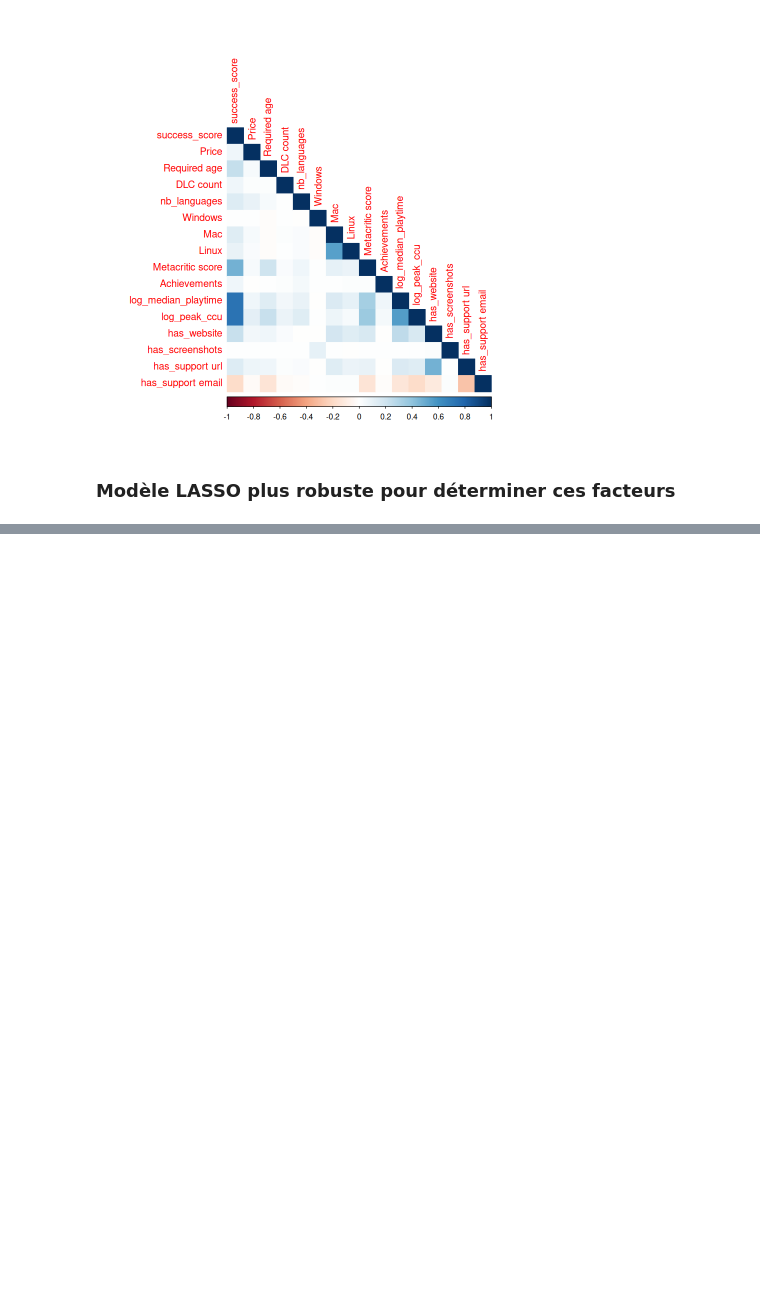
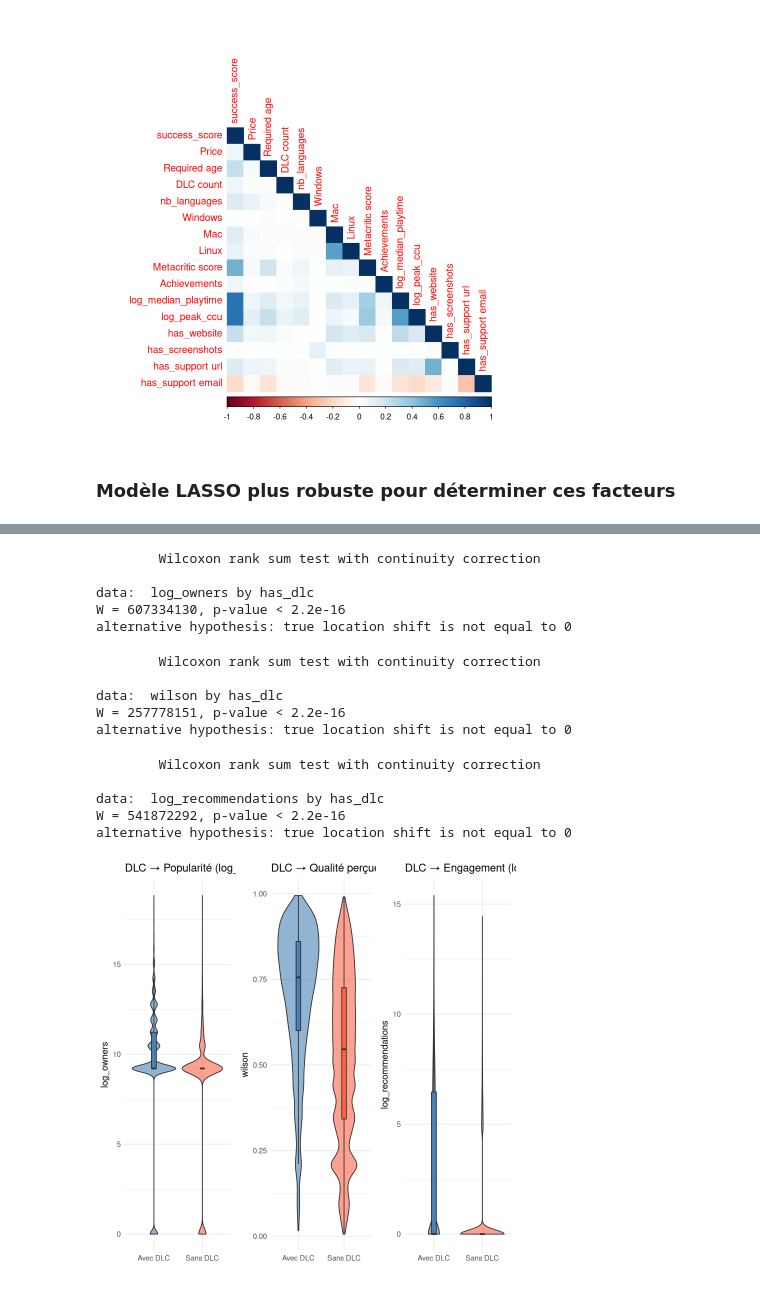
Before and after one commit to Thethomasbutnottheleast/Steam-Analyse, a Jupyter notebook: succes_commercial.ipynb, the cells around one changed output, grey strips where cells are left out. Cells and saved outputs as stored; diff of their text form; code cells hidden in the pictures; blank space fills up the shorter version.

```diff
--- a/succes_commercial.ipynb
+++ b/succes_commercial.ipynb
@@ -248,0 +285,60 @@ ERROR: Error in h(simpleError(msg, call)): erreur d'ï¿½valuation de l'argumen
+# %%
+df_analysis <- df_clean %>%
+  mutate(
+    has_dlc = `DLC count` > 0,
+    price_group = case_when(
+      Price == 0 ~ "Gratuit",
+      Price < 5  ~ "< 5e",
+      Price < 15 ~ "5-15e",
+      Price < 30 ~ "15-30e",
+      TRUE       ~ "> 30e"
+    ) %>% factor(levels = c("Gratuit", "< 5e", "5-15e", "15-30e", "> 30e"))
+  )
+
+plot_binary_vs_success <- function(data, binary_var, success_var,
+                                    label_true, label_false, title) {
+  data %>%
+    filter(!is.na(.data[[success_var]]), !is.na(.data[[binary_var]])) %>%
+    mutate(group = ifelse(.data[[binary_var]], label_true, label_false)) %>%
+    ggplot(aes(x = group, y = .data[[success_var]], fill = group)) +
+    geom_violin(alpha = 0.6) +
+    geom_boxplot(width = 0.1, outlier.shape = NA) +
+    scale_fill_manual(values = c("steelblue", "tomato")) +
+    labs(title = title, x = "", y = success_var) +
+    theme_minimal() +
+    theme(legend.position = "none")
+}
+
+p1a <- plot_binary_vs_success(df_analysis, "has_dlc", "log_owners",
+                               "Avec DLC", "Sans DLC",
+                               "DLC → Popularité (log_owners)")
+p1b <- plot_binary_vs_success(df_analysis, "has_dlc", "wilson",
+                               "Avec DLC", "Sans DLC",
+                               "DLC → Qualité perçue (wilson)")
+p1c <- plot_binary_vs_success(df_analysis, "has_dlc", "log_recommendations",
+                               "Avec DLC", "Sans DLC",
+                               "DLC → Engagement (log_recommendations)")
+
+gridExtra::grid.arrange(p1a, p1b, p1c, ncol = 3)
+
+# Tests statistiques
+wilcox.test(log_owners ~ has_dlc, data = df_analysis)
+wilcox.test(wilson ~ has_dlc, data = df_analysis)
+wilcox.test(log_recommendations ~ has_dlc, data = df_analysis)
+# %% [output]
+        Wilcoxon rank sum test with continuity correction
+
+data:  log_owners by has_dlc
+W = 607334130, p-value < 2.2e-16
+alternative hypothesis: true location shift is not equal to 0
+        Wilcoxon rank sum test with continuity correction
+
+data:  wilson by has_dlc
+W = 257778151, p-value < 2.2e-16
+alternative hypothesis: true location shift is not equal to 0
+        Wilcoxon rank sum test with continuity correction
+
+data:  log_recommendations by has_dlc
+W = 541872292, p-value < 2.2e-16
+alternative hypothesis: true location shift is not equal to 0
+[figure, added]
```
Also changed, not shown: parts of 9 cells of this notebook.
